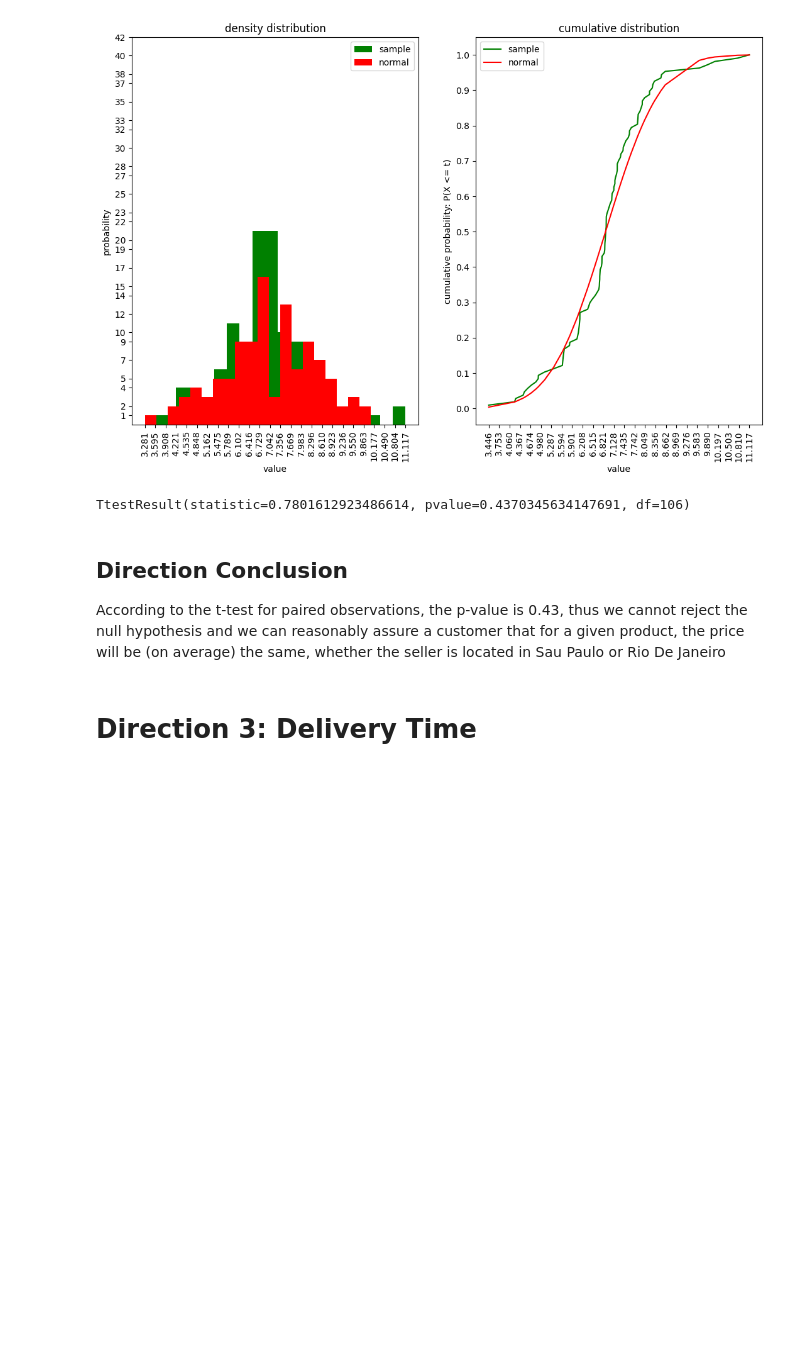
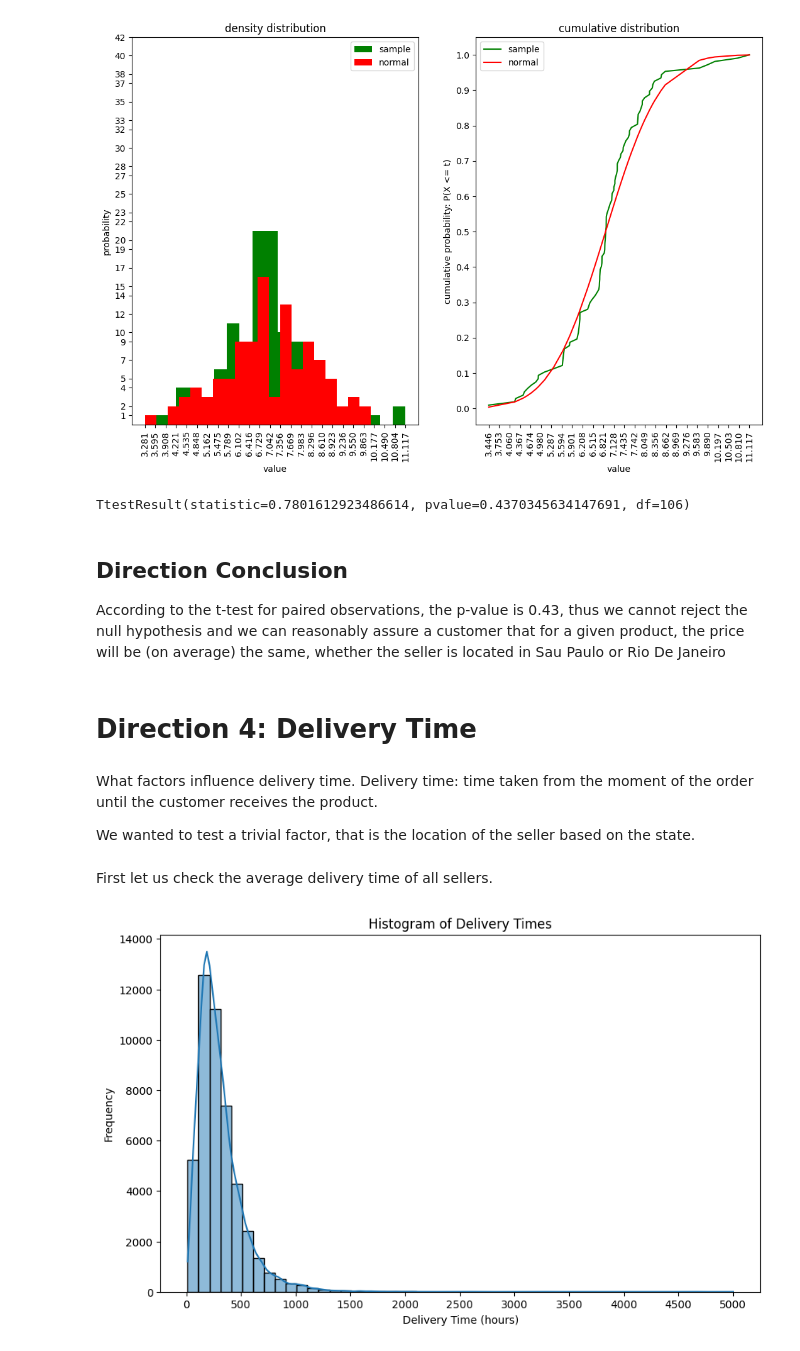
Before and after one commit to ayhem18/Ecommerce_case_study, a Jupyter notebook: main.ipynb, the cells around one changed output. Cells and saved outputs as stored; diff of their text form; code cells hidden in the pictures; blank space fills up the shorter version.

Commit message:
direction four added

```diff
--- a/main.ipynb
+++ b/main.ipynb
@@ -255,4 +255,47 @@ TtestResult(statistic=0.7801612923486614, pvalue=0.4370345634147691, df=106)
 ## Direction Conclusion
 According to the t-test for paired observations, the p-value is 0.43, thus we cannot reject the null hypothesis and we can reasonably assure a customer that for a given product, the price will be (on average) the same, whether the seller is located in Sau Paulo or Rio De Janeiro
 # %% [markdown]
-# Direction 3: Delivery Time
+# Direction 4: Delivery Time
+# %% [markdown]
+What factors influence delivery time.
+Delivery time: time taken from the moment of the order until the customer receives the product.
+
+We wanted to test a trivial factor, that is the location of the seller based on the state.
+# %% [markdown]
+First let us check the average delivery time of all sellers.
+# %%
+# Load data amd modules
+import pandas as pd
+import matplotlib.pyplot as plt
+import numpy as np
+import seaborn as sns
+import os
+from pathlib import Path
+home = os.getcwd()
+current = home
+while 'mid' not in os.listdir(current):
+    current = Path(current).parent
+DATA_FOLDER = os.path.join(current, 'mid')
+
+sellers = pd.read_csv(os.path.join(DATA_FOLDER, 'olist_sellers_dataset.csv'))
+order_items = pd.read_csv(os.path.join(DATA_FOLDER, 'order_item_top_products.csv'))
+orders = pd.read_csv(os.path.join(DATA_FOLDER, 'olist_orders_dataset.csv'))
+
+# merge datasets
+merged_data = pd.merge(sellers, order_items, on='seller_id')
+merged_data = pd.merge(merged_data, orders, on='order_id')
+# %%
+# calculate delivery time for each order
+merged_data["delivery_time"] = pd.to_datetime(merged_data["order_delivered_customer_date"]) - pd.to_datetime(merged_data["order_purchase_timestamp"])
+merged_data["delivery_time"] = merged_data["delivery_time"].dt.total_seconds() / 3600
+
+# Histogram of delivery times
+plt.figure(figsize=(10, 6))
+sns.histplot(merged_data['delivery_time'], bins=50, kde=True)
+plt.xticks(np.arange(0, 5500, step=500))
+plt.title('Histogram of Delivery Times')
+plt.xlabel('Delivery Time (hours)')
+plt.ylabel('Frequency')
+plt.show()
+# %% [output]
+[figure, added]
```
Also changed, not shown: parts of 23 cells of this notebook.
